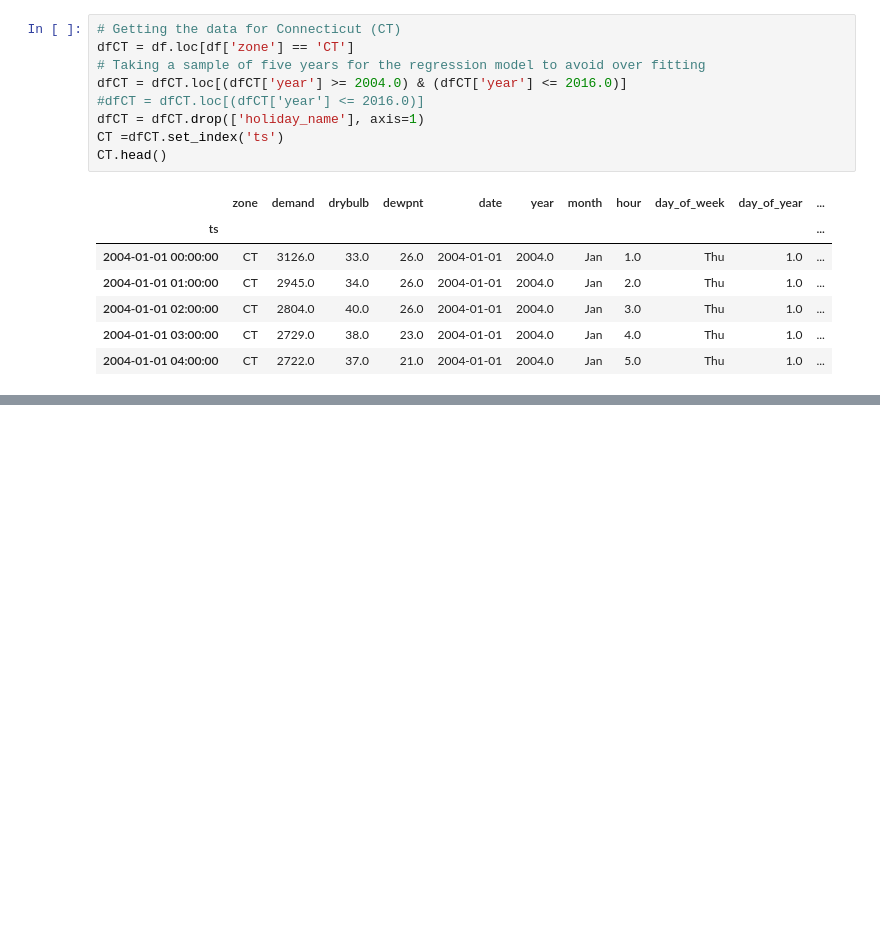
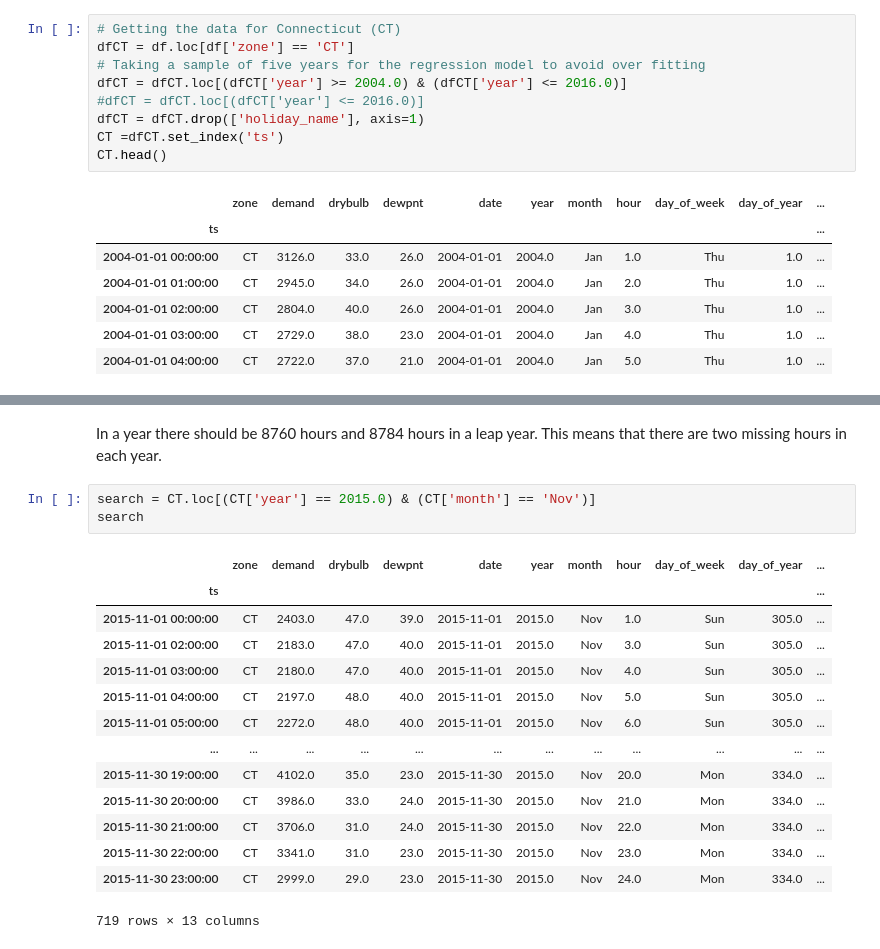
Before and after one commit to thenoaimi/energy-consumption-repo, a Jupyter notebook: DataCleaning.ipynb, the cells around one changed output, grey strips where cells are left out. Drawn from its saved outputs; the diff is of its cells as text; blank space fills up the shorter version.

```diff
--- a/DataCleaning.ipynb
+++ b/DataCleaning.ipynb
@@ -24,0 +46,20 @@ CT.head()
+# %% [markdown]
+In a year there should be 8760 hours and 8784 hours in a leap year. This means that there are two missing hours in each year.
+# %%
+search = CT.loc[(CT['year'] == 2015.0) & (CT['month'] == 'Nov')]
+search
+# %% [output]
+|  | zone | demand | drybulb | dewpnt | date | year | month | hour | day_of_week | day_of_year | ... |
+| ts |  |  |  |  |  |  |  |  |  |  | ... |
+| 2015-11-01 00:00:00 | CT | 2403.0 | 47.0 | 39.0 | 2015-11-01 | 2015.0 | Nov | 1.0 | Sun | 305.0 | ... |
+| 2015-11-01 02:00:00 | CT | 2183.0 | 47.0 | 40.0 | 2015-11-01 | 2015.0 | Nov | 3.0 | Sun | 305.0 | ... |
+| 2015-11-01 03:00:00 | CT | 2180.0 | 47.0 | 40.0 | 2015-11-01 | 2015.0 | Nov | 4.0 | Sun | 305.0 | ... |
+| 2015-11-01 04:00:00 | CT | 2197.0 | 48.0 | 40.0 | 2015-11-01 | 2015.0 | Nov | 5.0 | Sun | 305.0 | ... |
+| 2015-11-01 05:00:00 | CT | 2272.0 | 48.0 | 40.0 | 2015-11-01 | 2015.0 | Nov | 6.0 | Sun | 305.0 | ... |
+| ... | ... | ... | ... | ... | ... | ... | ... | ... | ... | ... | ... |
+| 2015-11-30 19:00:00 | CT | 4102.0 | 35.0 | 23.0 | 2015-11-30 | 2015.0 | Nov | 20.0 | Mon | 334.0 | ... |
+| 2015-11-30 20:00:00 | CT | 3986.0 | 33.0 | 24.0 | 2015-11-30 | 2015.0 | Nov | 21.0 | Mon | 334.0 | ... |
+| 2015-11-30 21:00:00 | CT | 3706.0 | 31.0 | 24.0 | 2015-11-30 | 2015.0 | Nov | 22.0 | Mon | 334.0 | ... |
+| 2015-11-30 22:00:00 | CT | 3341.0 | 31.0 | 23.0 | 2015-11-30 | 2015.0 | Nov | 23.0 | Mon | 334.0 | ... |
+| 2015-11-30 23:00:00 | CT | 2999.0 | 29.0 | 23.0 | 2015-11-30 | 2015.0 | Nov | 24.0 | Mon | 334.0 | ... |
+719 rows × 13 columns
```
Also changed, not shown: parts of 15 cells of this notebook.
